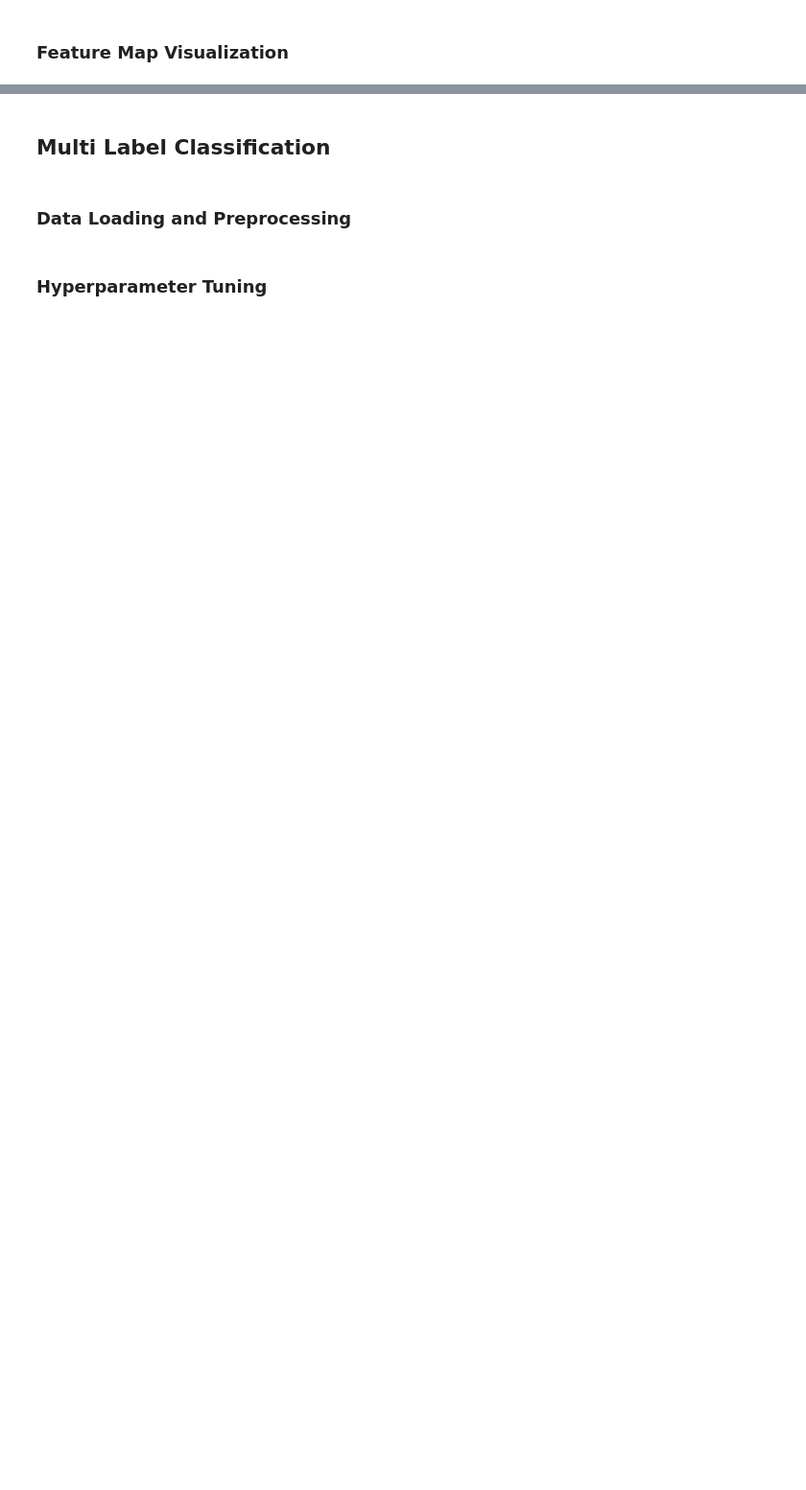
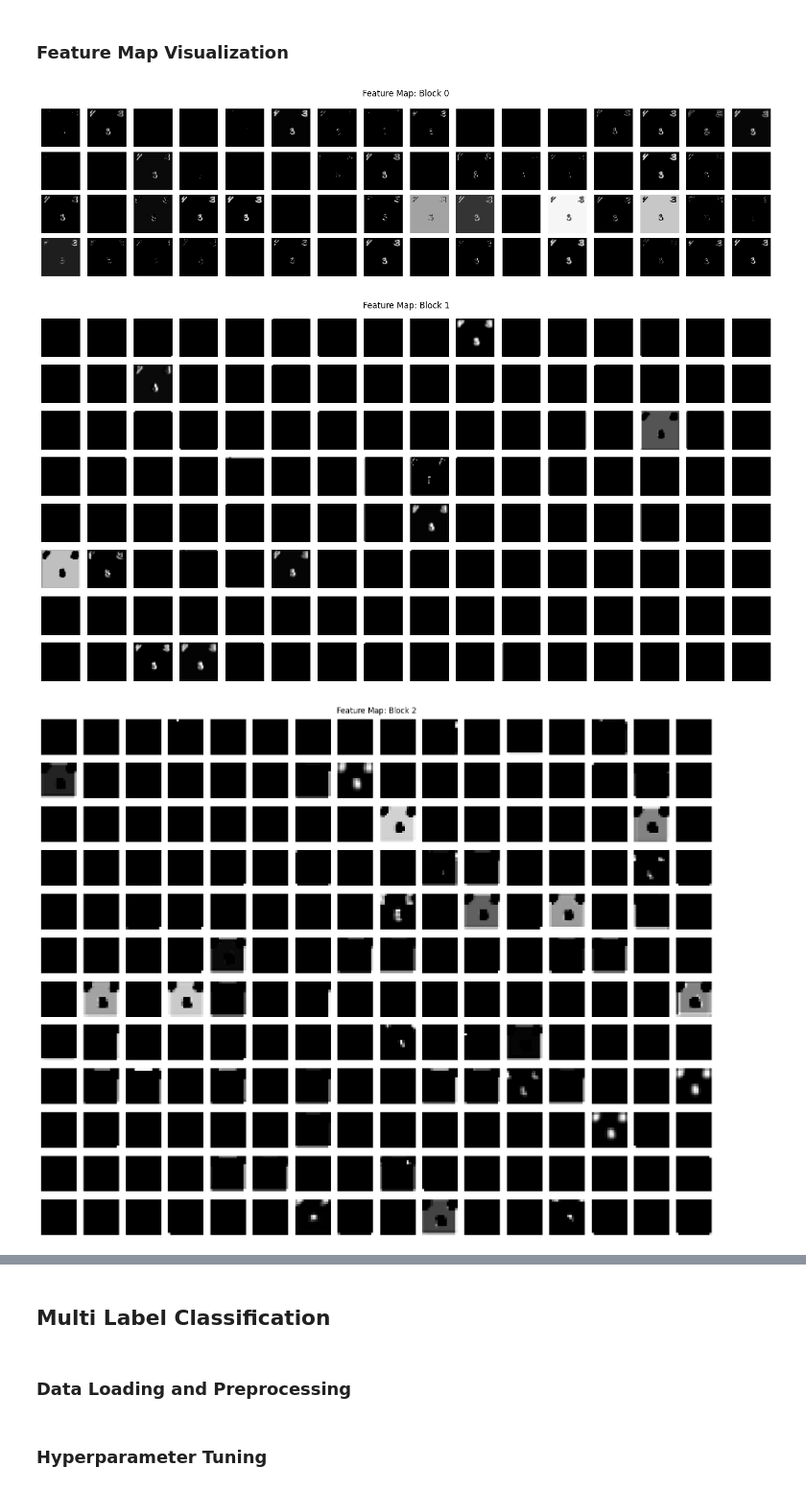
Before and after one commit to ihsingh2/smai-assignments, a Jupyter notebook: assignments/4/CNN.ipynb, the cells around one changed output, grey strips where cells are left out. Shown at 96% size. Cells and saved outputs as stored; diff of their text form; code cells hidden in the pictures; blank space fills up the shorter version.

```diff
--- a/assignments/4/CNN.ipynb
+++ b/assignments/4/CNN.ipynb
@@ -75,10 +77,10 @@ class MultiMNISTDataset(torch.utils.data.Dataset):
         return len(self.images)
 
     def __getitem__(self, idx):
-        return torch.Tensor(self.images[idx]), self.labels[idx]
+        return torch.Tensor(self.images[idx]), torch.Tensor(self.labels[idx])
 # %%
-train_set = MultiMNISTDataset(f'{PROJECT_DIR}/data/external/double_mnist', 'train', 'count')
-val_set = MultiMNISTDataset(f'{PROJECT_DIR}/data/external/double_mnist', 'val', 'count')
-test_set = MultiMNISTDataset(f'{PROJECT_DIR}/data/external/double_mnist', 'test', 'count')
+train_dataset = MultiMNISTDataset(f'{PROJECT_DIR}/data/external/double_mnist', 'train', 'count')
+val_dataset = MultiMNISTDataset(f'{PROJECT_DIR}/data/external/double_mnist', 'val', 'count')
+test_dataset = MultiMNISTDataset(f'{PROJECT_DIR}/data/external/double_mnist', 'test', 'count')
 # %% [markdown]
 ### Hyperparameter Tuning
@@ -92,0 +218,26 @@ test_set = MultiMNISTDataset(f'{PROJECT_DIR}/data/external/double_mnist', 'test'
+# %%
+def visualize_feature_maps(feature_maps: npt.NDArray[float], image_idx: int, num_blocks: int, num_cols: int = 16):
+
+    for block_idx in range(num_blocks):
+        num_maps = feature_maps[block_idx][image_idx].shape[0]
+        num_rows = num_maps // num_cols
+
+        fig, axs = plt.subplots(num_rows, num_cols, figsize=(15, num_rows))
+        fig.suptitle(f'Feature Map: Block {block_idx}')
+
+        for map_idx in range(num_maps):
+            r = map_idx // num_cols
+            c = map_idx % num_cols
+            axs[r][c].imshow(feature_maps[block_idx][image_idx, map_idx], cmap='gray')
+            axs[r][c].axis('off')
+
+        plt.tight_layout()
+        plt.show()
+# %%
+feature_maps = regression_cnn.feature_maps(test_dataset[:3][0])
+# %%
+visualize_feature_maps(feature_maps, image_idx=0, num_blocks=5)
+# %% [output]
+[figure, added]
+[figure, added]
+[figure, added]
```
Also changed, not shown: parts of 16 cells of this notebook, 14 other files.
